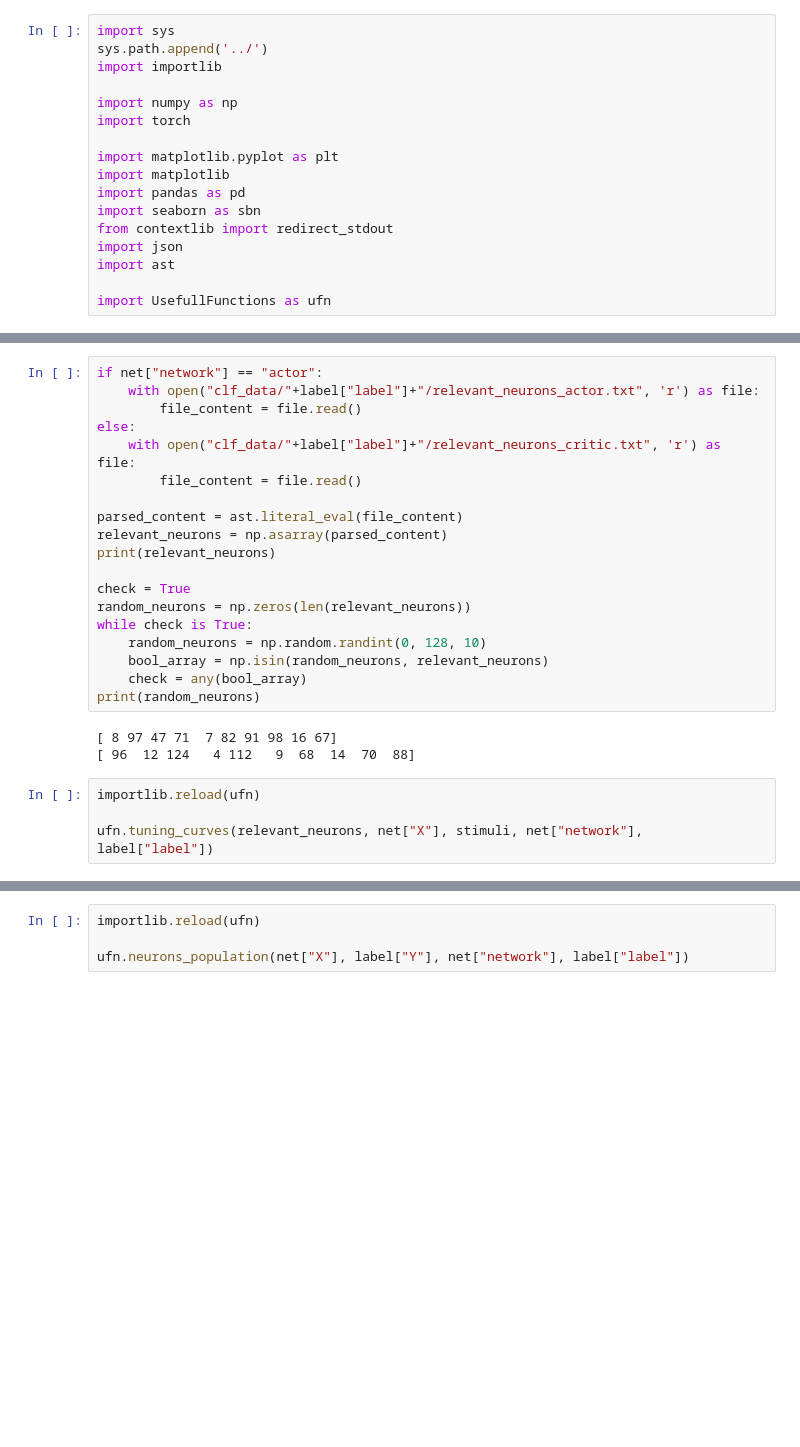
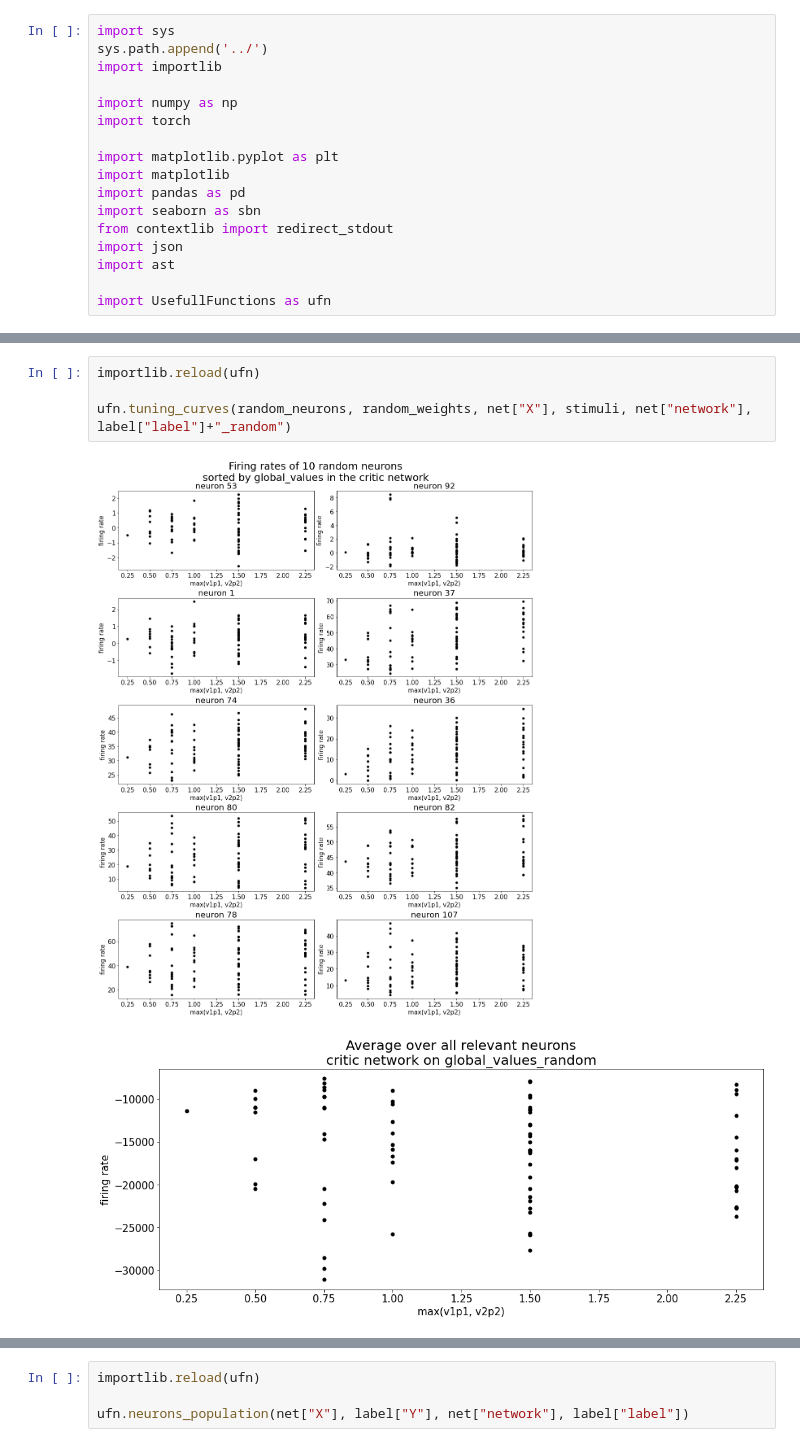
Before and after one commit to MartiniMarittimo/Relevant_neurons_analysis, a Jupyter notebook: relevant_neurons_analysis.ipynb, the cells around one changed output, grey strips where cells are left out. Drawn from its saved outputs; the diff is of its cells as text; blank space fills up the shorter version.

```diff
--- a/relevant_neurons_analysis.ipynb
+++ b/relevant_neurons_analysis.ipynb
@@ -83,26 +119,7 @@ test score: 0.725
-# %%
-if net["network"] == "actor":
-    with open("clf_data/"+label["label"]+"/relevant_neurons_actor.txt", 'r') as file:
-        file_content = file.read()
-else:
-    with open("clf_data/"+label["label"]+"/relevant_neurons_critic.txt", 'r') as file:
-        file_content = file.read()
-
-parsed_content = ast.literal_eval(file_content)
-relevant_neurons = np.asarray(parsed_content)
-print(relevant_neurons)
-
-check = True
-random_neurons = np.zeros(len(relevant_neurons))
-while check is True:
-    random_neurons = np.random.randint(0, 128, 10)
-    bool_array = np.isin(random_neurons, relevant_neurons)
-    check = any(bool_array)
-print(random_neurons)
-# %% [output]
-[ 8 97 47 71  7 82 91 98 16 67]
-[ 96  12 124   4 112   9  68  14  70  88]
 # %%
 importlib.reload(ufn)
 
-ufn.tuning_curves(relevant_neurons, net["X"], stimuli, net["network"], label["label"])
+ufn.tuning_curves(random_neurons, random_weights, net["X"], stimuli, net["network"], label["label"]+"_random")
+# %% [output]
+[figure, added]
+[figure, added]
```
Also changed, not shown: parts of 11 cells of this notebook, 2 other files.
